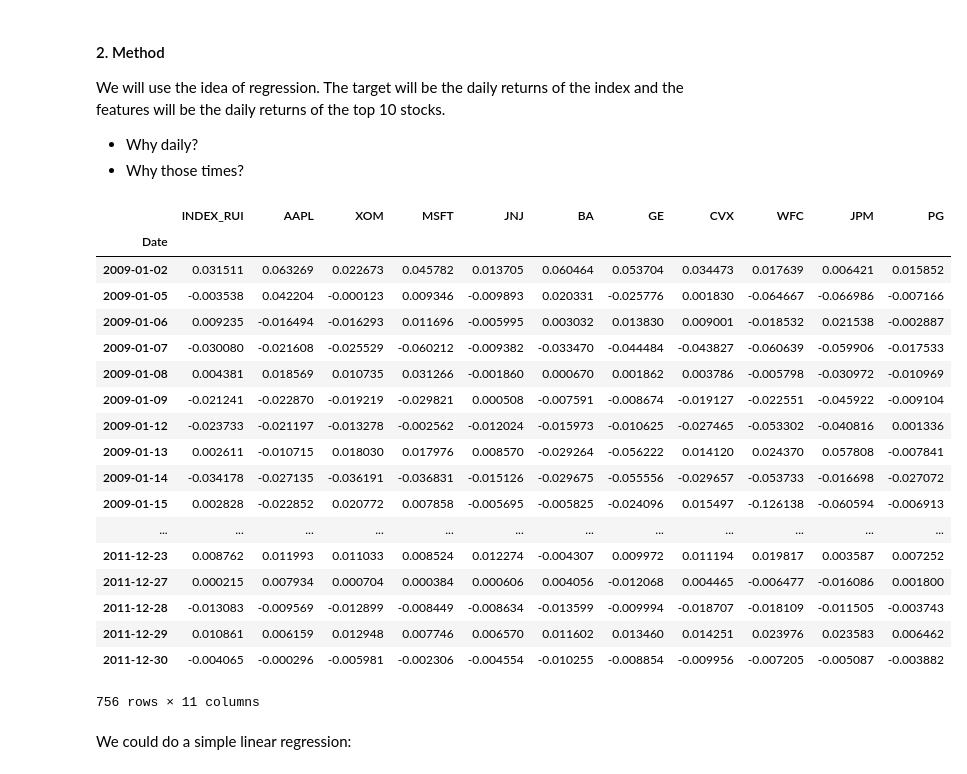
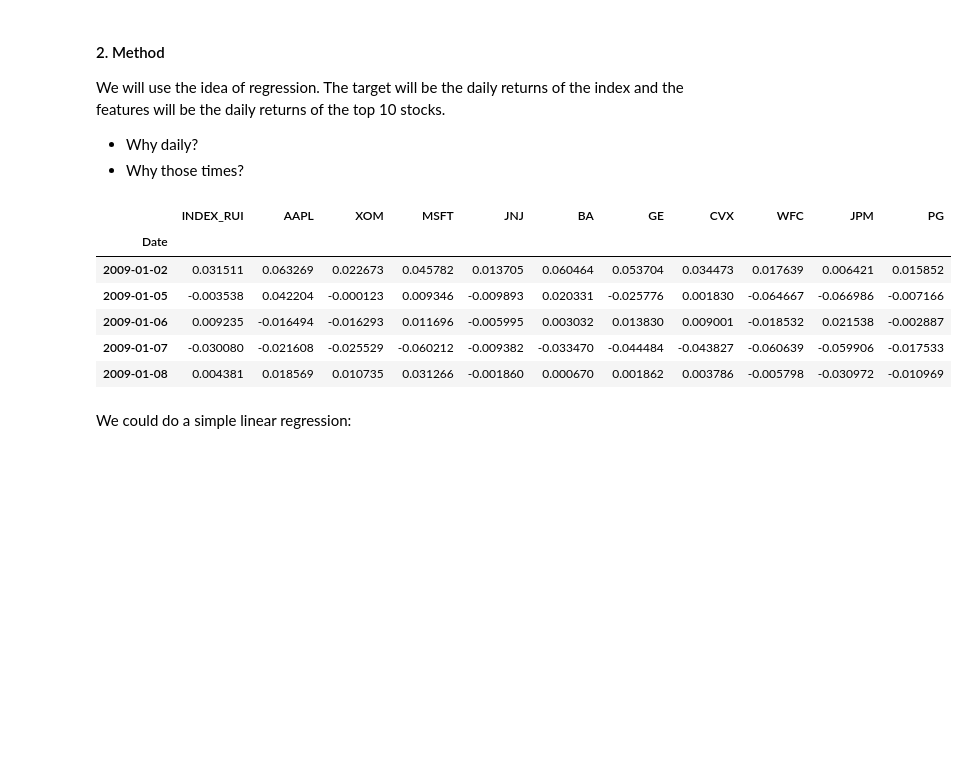
Before and after one commit to vabour/ETF, a Jupyter notebook: RUI_Index_ETF.ipynb, the cells around one changed output. Saved outputs shown, nothing was run; the diff lists cells and outputs as text; code cells hidden in the pictures; blank space fills up the shorter version.

```diff
--- a/RUI_Index_ETF.ipynb
+++ b/RUI_Index_ETF.ipynb
@@ -84,30 +85,18 @@ We will use the idea of regression. The target will be the daily returns of the
 # %%
 StartDate = '2008-12-31'
 EndDate = '2011-12-31'
 
 Returns = Quandl.get(symbols, authtoken="cL17eWmFWnxfQk-soF_V", trim_start=StartDate, trim_end=EndDate, transformation="rdiff")
 Returns.columns = Tickers
-Returns
+Returns.head()
 # %% [output]
 |  | INDEX_RUI | AAPL | XOM | MSFT | JNJ | BA | GE | CVX | WFC | JPM | PG |
 | Date |  |  |  |  |  |  |  |  |  |  |  |
 | 2009-01-02 | 0.031511 | 0.063269 | 0.022673 | 0.045782 | 0.013705 | 0.060464 | 0.053704 | 0.034473 | 0.017639 | 0.006421 | 0.015852 |
 | 2009-01-05 | -0.003538 | 0.042204 | -0.000123 | 0.009346 | -0.009893 | 0.020331 | -0.025776 | 0.001830 | -0.064667 | -0.066986 | -0.007166 |
 | 2009-01-06 | 0.009235 | -0.016494 | -0.016293 | 0.011696 | -0.005995 | 0.003032 | 0.013830 | 0.009001 | -0.018532 | 0.021538 | -0.002887 |
 | 2009-01-07 | -0.030080 | -0.021608 | -0.025529 | -0.060212 | -0.009382 | -0.033470 | -0.044484 | -0.043827 | -0.060639 | -0.059906 | -0.017533 |
 | 2009-01-08 | 0.004381 | 0.018569 | 0.010735 | 0.031266 | -0.001860 | 0.000670 | 0.001862 | 0.003786 | -0.005798 | -0.030972 | -0.010969 |
-| 2009-01-09 | -0.021241 | -0.022870 | -0.019219 | -0.029821 | 0.000508 | -0.007591 | -0.008674 | -0.019127 | -0.022551 | -0.045922 | -0.009104 |
-| 2009-01-12 | -0.023733 | -0.021197 | -0.013278 | -0.002562 | -0.012024 | -0.015973 | -0.010625 | -0.027465 | -0.053302 | -0.040816 | 0.001336 |
-| 2009-01-13 | 0.002611 | -0.010715 | 0.018030 | 0.017976 | 0.008570 | -0.029264 | -0.056222 | 0.014120 | 0.024370 | 0.057808 | -0.007841 |
-| 2009-01-14 | -0.034178 | -0.027135 | -0.036191 | -0.036831 | -0.015126 | -0.029675 | -0.055556 | -0.029657 | -0.053733 | -0.016698 | -0.027072 |
-| 2009-01-15 | 0.002828 | -0.022852 | 0.020772 | 0.007858 | -0.005695 | -0.005825 | -0.024096 | 0.015497 | -0.126138 | -0.060594 | -0.006913 |
-| ... | ... | ... | ... | ... | ... | ... | ... | ... | ... | ... | ... |
-| 2011-12-23 | 0.008762 | 0.011993 | 0.011033 | 0.008524 | 0.012274 | -0.004307 | 0.009972 | 0.011194 | 0.019817 | 0.003587 | 0.007252 |
-| 2011-12-27 | 0.000215 | 0.007934 | 0.000704 | 0.000384 | 0.000606 | 0.004056 | -0.012068 | 0.004465 | -0.006477 | -0.016086 | 0.001800 |
-| 2011-12-28 | -0.013083 | -0.009569 | -0.012899 | -0.008449 | -0.008634 | -0.013599 | -0.009994 | -0.018707 | -0.018109 | -0.011505 | -0.003743 |
-| 2011-12-29 | 0.010861 | 0.006159 | 0.012948 | 0.007746 | 0.006570 | 0.011602 | 0.013460 | 0.014251 | 0.023976 | 0.023583 | 0.006462 |
-| 2011-12-30 | -0.004065 | -0.000296 | -0.005981 | -0.002306 | -0.004554 | -0.010255 | -0.008854 | -0.009956 | -0.007205 | -0.005087 | -0.003882 |
-756 rows × 11 columns
 # %% [markdown]
 We could do a simple linear regression:
 # %%
```
Also changed, not shown: parts of 7 cells of this notebook.
